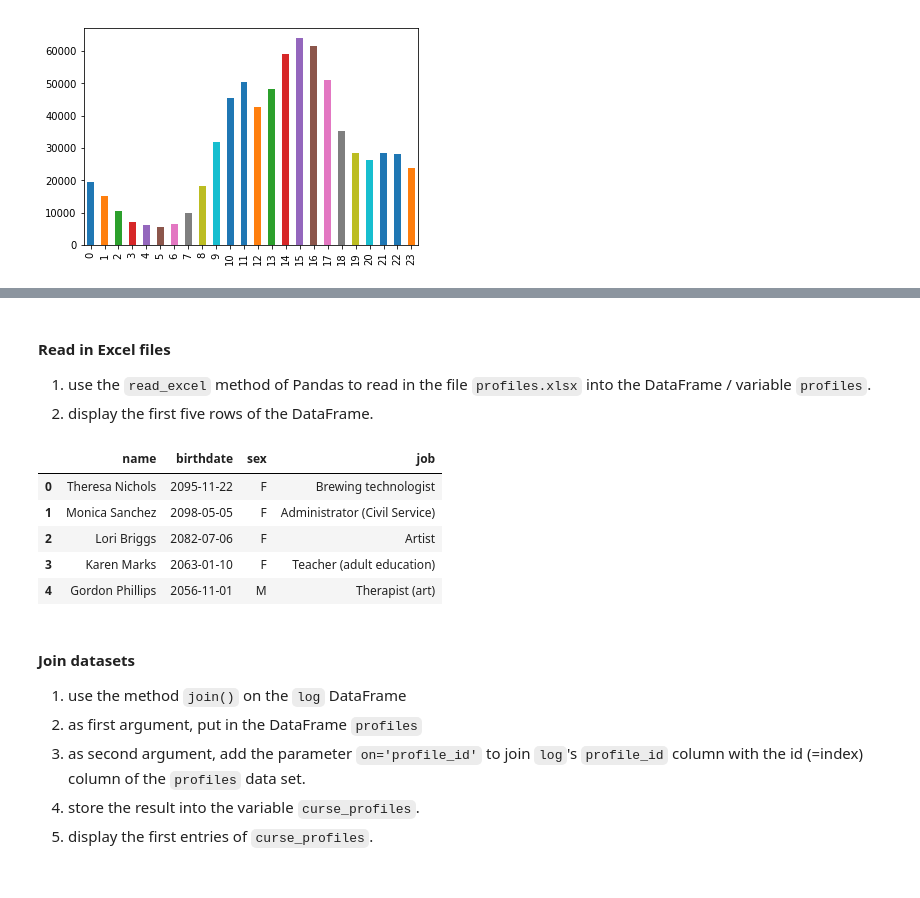
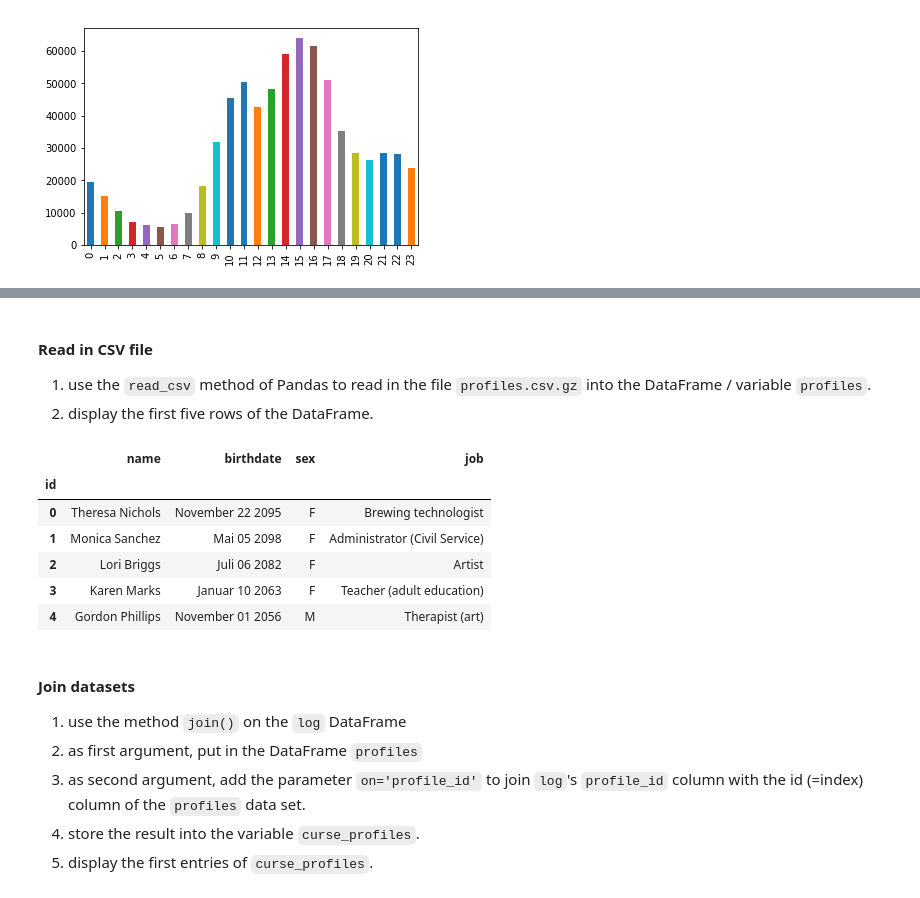
Before and after one commit to feststelltaste/curse-log-tutorial, a Jupyter notebook: Curse Log Analysis Solution.ipynb, the cells around one changed output, grey strips where cells are left out. Saved outputs shown, nothing was run; the diff lists cells and outputs as text; code cells hidden in the pictures.

```diff
--- a/Curse Log Analysis Solution.ipynb
+++ b/Curse Log Analysis Solution.ipynb
@@ -317,19 +317,20 @@ Find out
  * the favorite curse for each job
 So let's do it!
 # %% [markdown]
-#### Read in Excel files
-1. use the `read_excel` method of Pandas to read in the file `profiles.xlsx` into the DataFrame / variable `profiles`.
+#### Read in CSV file
+1. use the `read_csv` method of Pandas to read in the file `profiles.csv.gz` into the DataFrame / variable `profiles`.
 1. display  the first five rows of the DataFrame.
 # %%
-profiles = pd.read_excel("dataset/profiles.xlsx")
+profiles = pd.read_csv("dataset/profiles.csv.gz", sep=";", encoding='latin-1', index_col=0)
 profiles.head()
 # %% [output]
 |  | name | birthdate | sex | job |
-| 0 | Theresa Nichols | 2095-11-22 | F | Brewing technologist |
-| 1 | Monica Sanchez | 2098-05-05 | F | Administrator (Civil Service) |
-| 2 | Lori Briggs | 2082-07-06 | F | Artist |
-| 3 | Karen Marks | 2063-01-10 | F | Teacher (adult education) |
-| 4 | Gordon Phillips | 2056-11-01 | M | Therapist (art) |
+| id |  |  |  |  |
+| 0 | Theresa Nichols | November 22 2095 | F | Brewing technologist |
+| 1 | Monica Sanchez | Mai 05 2098 | F | Administrator (Civil Service) |
+| 2 | Lori Briggs | Juli 06 2082 | F | Artist |
+| 3 | Karen Marks | Januar 10 2063 | F | Teacher (adult education) |
+| 4 | Gordon Phillips | November 01 2056 | M | Therapist (art) |
 # %% [markdown]
 #### Join datasets
 1. use the method `join()` on the `log` DataFrame
```
Also changed, not shown: parts of 2 cells of this notebook, 2 other files.
